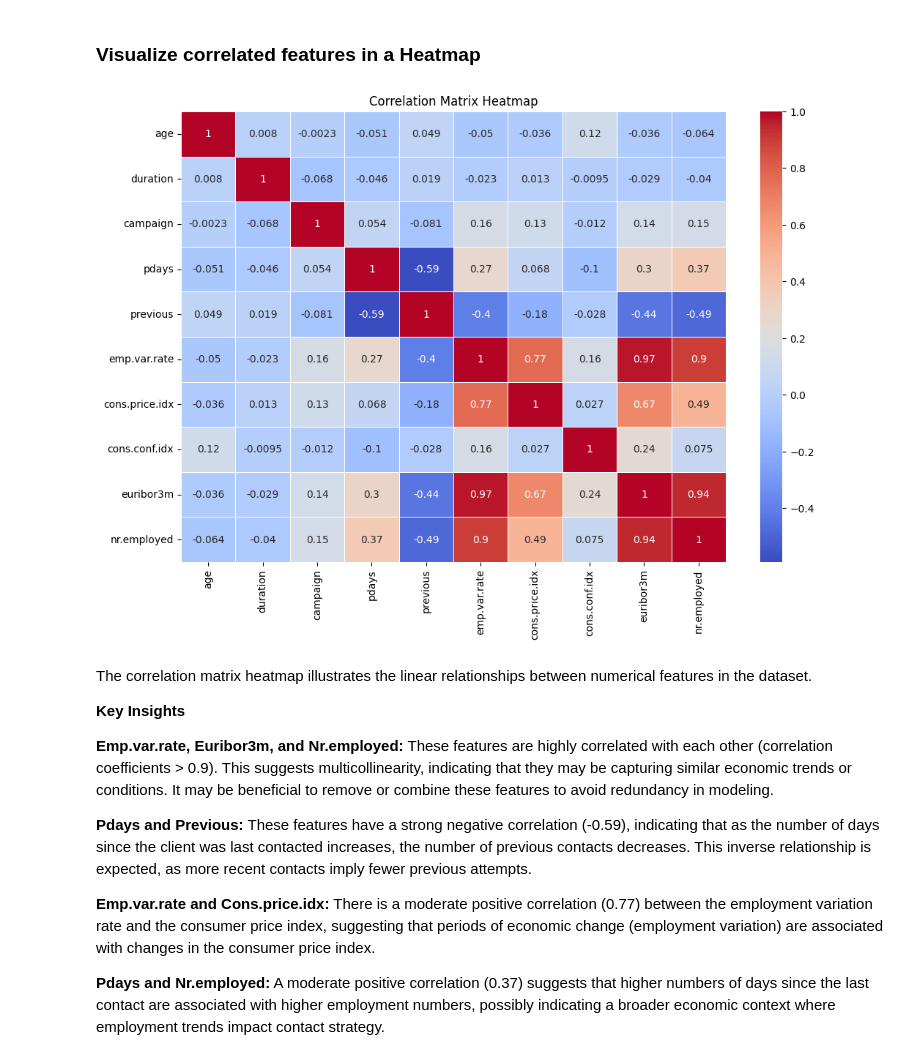
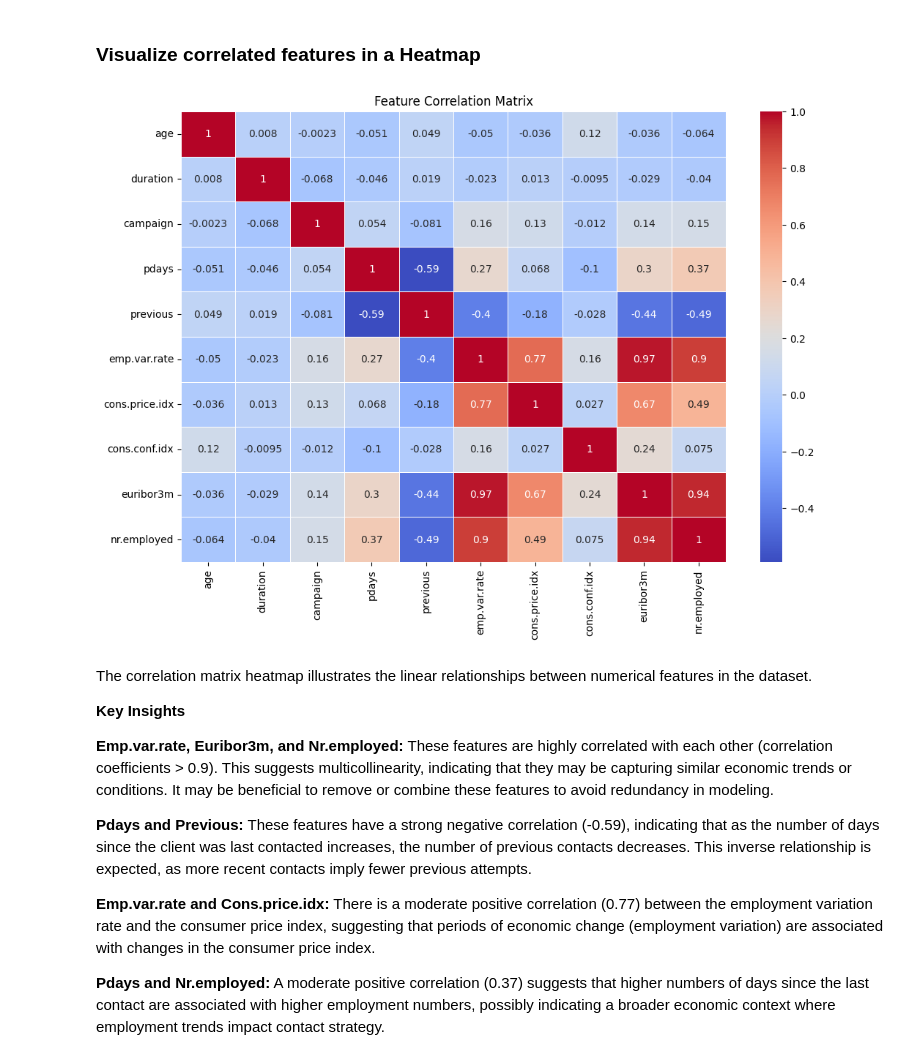
Before and after one commit to vijayarulmuthu/Term-Deposit-Subscription, a Jupyter notebook: notebook/practical-application-3.ipynb, the cells around one changed output. Saved outputs shown, nothing was run; the diff lists cells and outputs as text; code cells hidden in the pictures.

```diff
--- a/notebook/practical-application-3.ipynb
+++ b/notebook/practical-application-3.ipynb
@@ -513,20 +513,35 @@ After examining the description and data, your goal now is to clearly state the
 Now that you understand your business objective, we will build a basic model to get started.  Before we can do this, we must work to encode the data.  Using just the bank information features, prepare the features and target column for modeling with appropriate encoding and transformations.
 # %% [markdown]
 ### **Visualize correlated features in a Heatmap**
-# %%
-# List of numerical features
-numerical_features = ['age', 'duration', 'campaign', 'pdays', 'previous', 'emp.var.rate', 'cons.price.idx', 'cons.conf.idx', 'euribor3m', 'nr.employed']
-
-# Calculate the correlation matrix
-correlation_matrix = df_cleaned[numerical_features].corr()
-
-# Plot the heatmap
-plt.figure(figsize=(12, 8))
-sns.heatmap(correlation_matrix, annot=True, cmap='coolwarm', linewidths=0.5)
-plt.title('Correlation Matrix Heatmap')
-plt.show()
-# %% [output]
-[figure, removed]
+# %%
+def plot_correlation_matrix(df, title='Feature Correlation Matrix', figsize=(12, 8), cmap='coolwarm'):
+    """
+    This function takes a DataFrame, computes the correlation matrix of its numerical features,
+    and plots a heatmap of the correlation matrix.
+
+    Parameters:
+    - df (pd.DataFrame): The DataFrame to analyze.
+    - figsize (tuple): The size of the figure (width, height) in inches.
+    - cmap (str): The colormap for the heatmap.
+
+    Returns:
+    - None
+    """
+    # Define numerical features
+    numerical_features = df.select_dtypes(exclude=['object']).columns
+
+    # Calculate the correlation matrix
+    correlation_matrix = df[numerical_features].corr()
+
+    # Plot the heatmap
+    plt.figure(figsize=figsize)
+    sns.heatmap(correlation_matrix, annot=True, cmap=cmap, linewidths=0.5)
+    plt.title(title)
+    plt.show()
+
+plot_correlation_matrix(df_cleaned)
+# %% [output]
+[figure, added]
 # %% [markdown]
 The correlation matrix heatmap illustrates the linear relationships between numerical features in the dataset.
 
```
Also changed, not shown: parts of 8 cells of this notebook, 3 other files.
